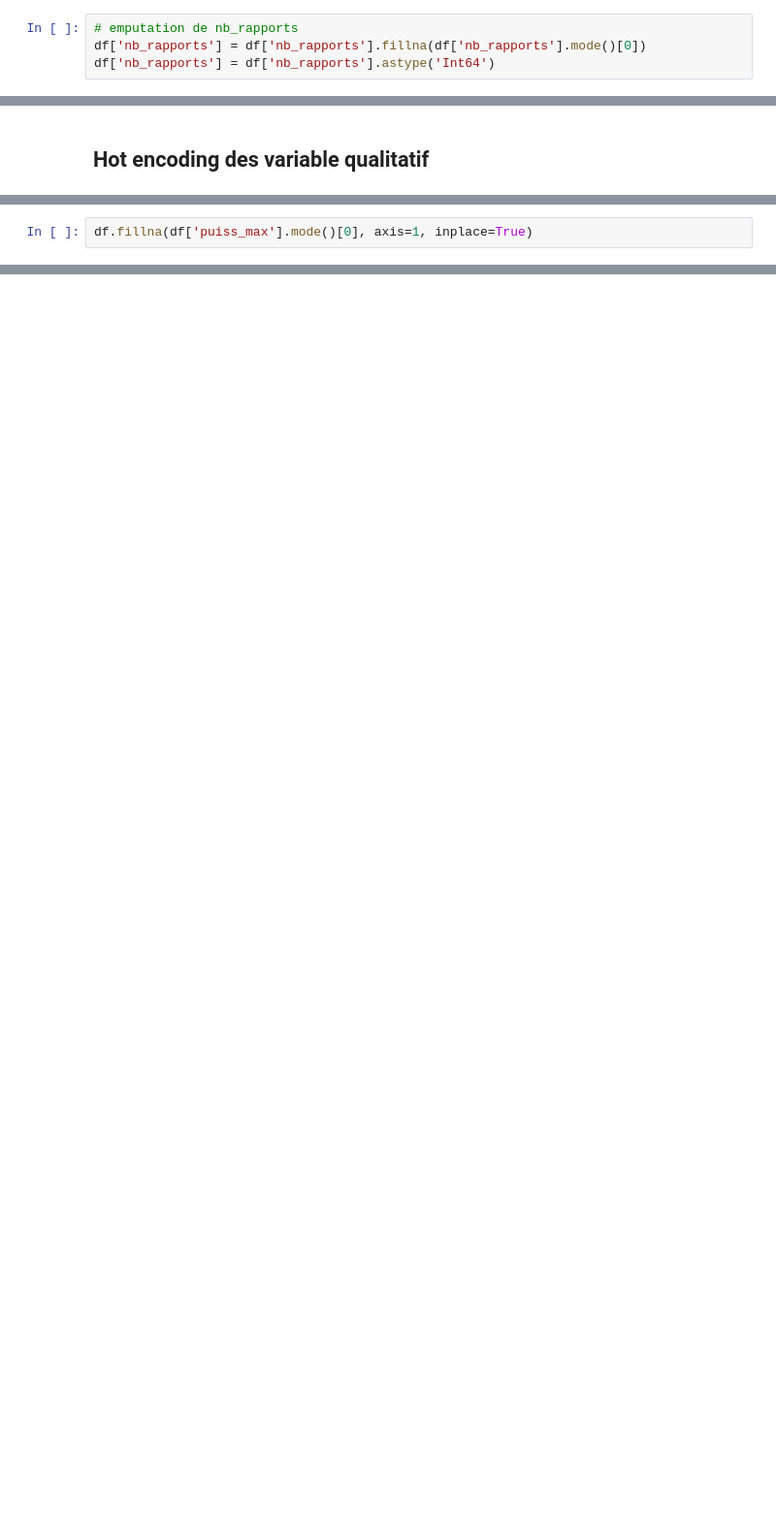
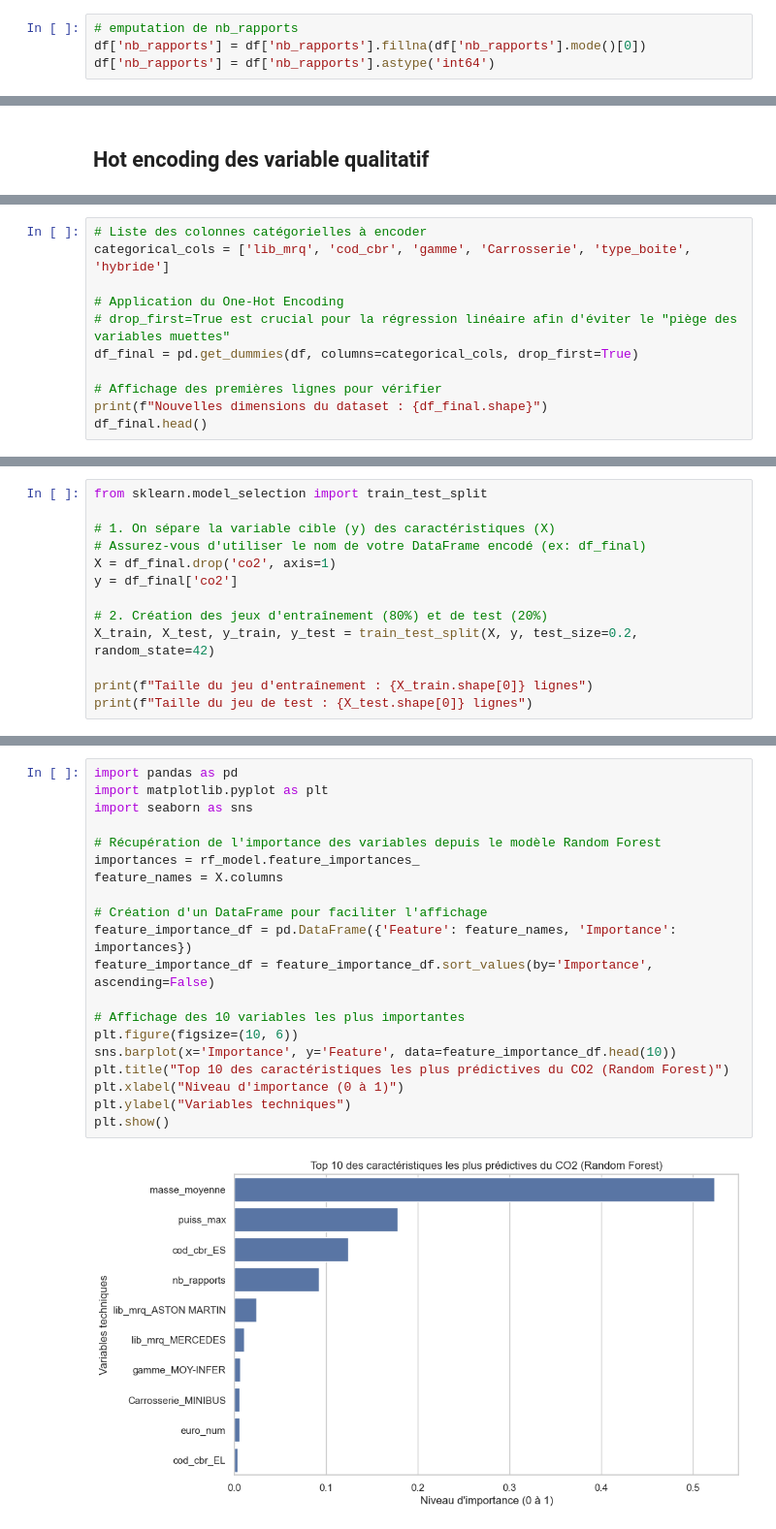
Before and after one commit to Ernest-Wambo/Prediction-of-CO2-emissions-Linear-Regression, a Jupyter notebook: Projet.ipynb, the cells around one changed output, grey strips where cells are left out. Shown at 97% size. Drawn from its saved outputs; the diff is of its cells as text; blank space fills up the shorter version.

```diff
--- a/Projet.ipynb
+++ b/Projet.ipynb
@@ -138,4 +193,4 @@ print(df[['type_boite', 'nb_rapports']].head())
 # %%
 # emputation de nb_rapports
 df['nb_rapports'] = df['nb_rapports'].fillna(df['nb_rapports'].mode()[0])
-df['nb_rapports'] = df['nb_rapports'].astype('Int64')
+df['nb_rapports'] = df['nb_rapports'].astype('int64')
@@ -144,2 +345,12 @@ df['nb_rapports'] = df['nb_rapports'].astype('Int64')
 # %%
+# Liste des colonnes catégorielles à encoder
+categorical_cols = ['lib_mrq', 'cod_cbr', 'gamme', 'Carrosserie', 'type_boite', 'hybride']
+
+# Application du One-Hot Encoding
+# drop_first=True est crucial pour la régression linéaire afin d'éviter le "piège des variables muettes"
+df_final = pd.get_dummies(df, columns=categorical_cols, drop_first=True)
+
+# Affichage des premières lignes pour vérifier
+print(f"Nouvelles dimensions du dataset : {df_final.shape}")
+df_final.head()
 # %% [output]
@@ -182,2 +367,13 @@ df['puiss_max'] = pd.to_numeric(df['puiss_max'], errors='coerce')
 # %%
-df.fillna(df['puiss_max'].mode()[0], axis=1, inplace=True)
+from sklearn.model_selection import train_test_split
+
+# 1. On sépare la variable cible (y) des caractéristiques (X)
+# Assurez-vous d'utiliser le nom de votre DataFrame encodé (ex: df_final)
+X = df_final.drop('co2', axis=1)
+y = df_final['co2']
+
+# 2. Création des jeux d'entraînement (80%) et de test (20%)
+X_train, X_test, y_train, y_test = train_test_split(X, y, test_size=0.2, random_state=42)
+
+print(f"Taille du jeu d'entraînement : {X_train.shape[0]} lignes")
+print(f"Taille du jeu de test : {X_test.shape[0]} lignes")
@@ -186,0 +475,22 @@ df = df.drop_duplicates()
+# %%
+import pandas as pd
+import matplotlib.pyplot as plt
+import seaborn as sns
+
+# Récupération de l'importance des variables depuis le modèle Random Forest
+importances = rf_model.feature_importances_
+feature_names = X.columns
+
+# Création d'un DataFrame pour faciliter l'affichage
+feature_importance_df = pd.DataFrame({'Feature': feature_names, 'Importance': importances})
+feature_importance_df = feature_importance_df.sort_values(by='Importance', ascending=False)
+
+# Affichage des 10 variables les plus importantes
+plt.figure(figsize=(10, 6))
+sns.barplot(x='Importance', y='Feature', data=feature_importance_df.head(10))
+plt.title("Top 10 des caractéristiques les plus prédictives du CO2 (Random Forest)")
+plt.xlabel("Niveau d'importance (0 à 1)")
+plt.ylabel("Variables techniques")
+plt.show()
+# %% [output]
+[figure, added]
```
Also changed, not shown: parts of 38 cells of this notebook, 1 other file.
